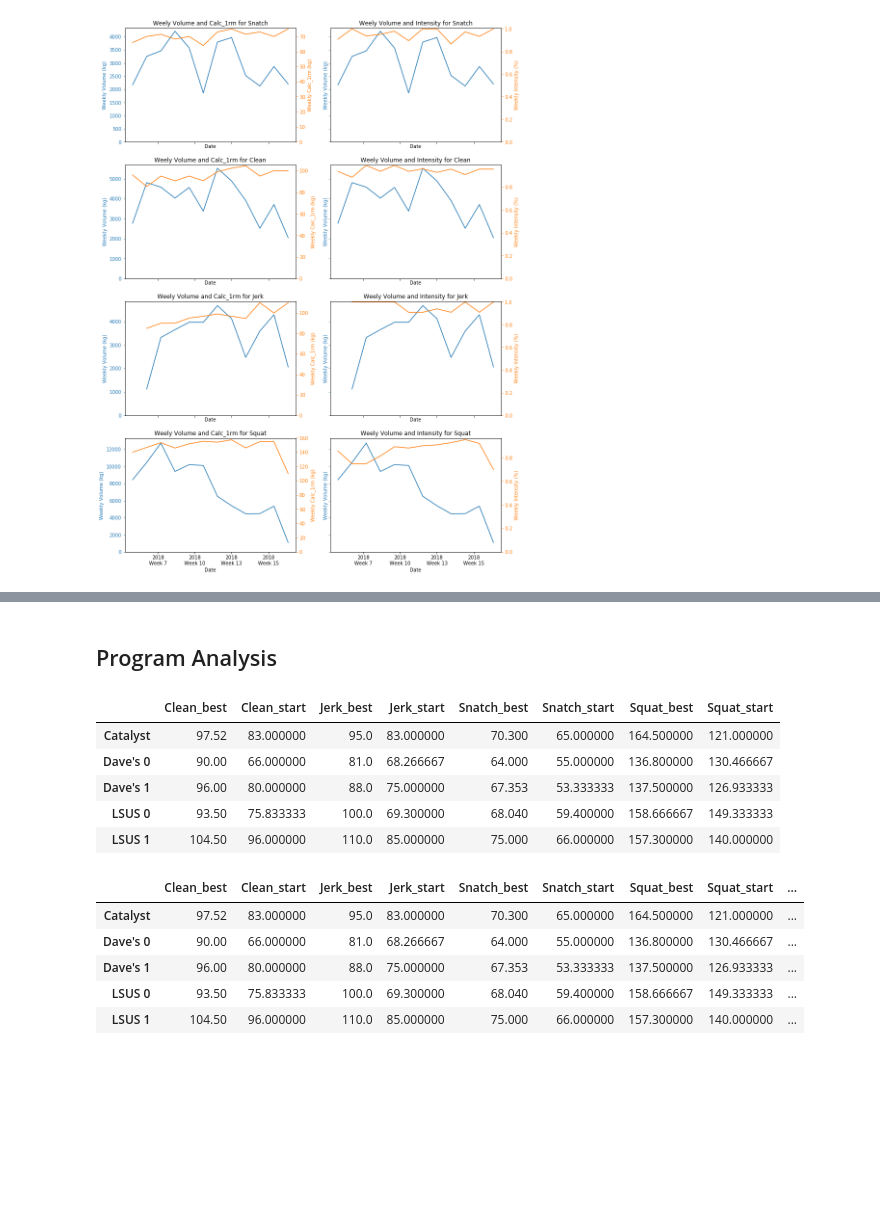
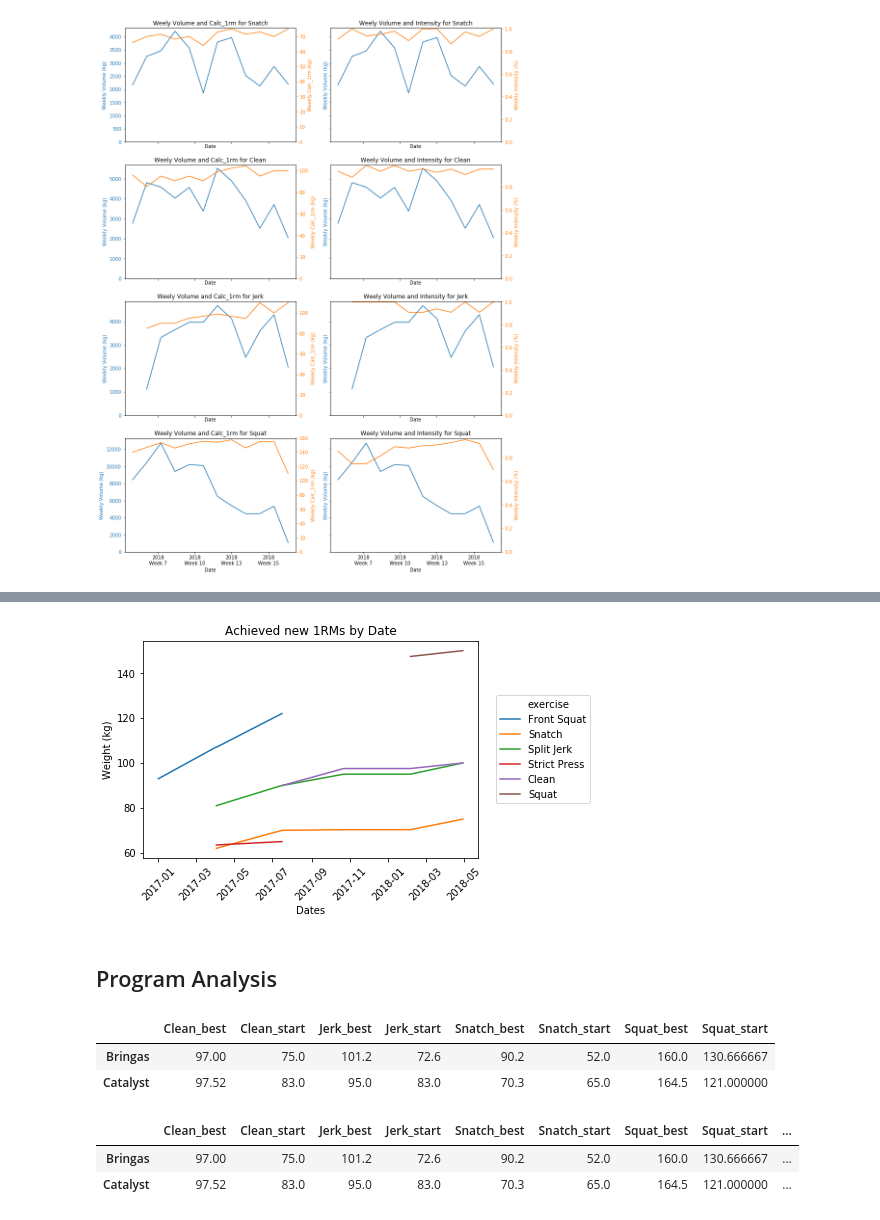
Before and after one commit to mmayers12/wl, a Jupyter notebook: Workout-Analysis.ipynb, the cells around one changed output, grey strips where cells are left out. Drawn from its saved outputs; the diff is of its cells as text; code cells hidden in the pictures; blank space fills up the shorter version.

```diff
--- a/Workout-Analysis.ipynb
+++ b/Workout-Analysis.ipynb
@@ -206,0 +318,7 @@ for exercise in exercises:
+# %%
+for exercise in exercises:
+    maxes = wl.get_weekly_1rm(exercise)
+    start = maxes.iloc[0, 1]
+    top = maxes['calc_1rm'].max()
+
+    progress[cycle].update({exercise+'_start': start, exercise+'_best': top})
@@ -206,0 +331,9 @@ for exercise in exercises:
+# %%
+# Current LSU Programming
+start_date = '2018-09-10'
+end_date = '2018-11-11'
+cycle = 'LSUS-High-Freq 1'
+
+cycle_dates[cycle] = {'start': wl._format_date(start_date), 'end': wl._format_date(end_date)}
+
+wl.set_date_range(start_date, end_date, inplace=True)
@@ -206,0 +348,12 @@ for exercise in exercises:
+# %%
+fig, ax = plt.subplots(4, 2, sharey='row', sharex=True)
+fig.set_size_inches(14, 20)
+
+for i, exercise in enumerate(exercises):
+    intensity = wl.get_weekly_intensity(exercise).set_index(['date', 'exercise'])['intensity']
+    volume = wl.get_weekly_volume(exercise).set_index(['date', 'exercise'])['volume']
+    calc_1rm = wl.get_weekly_1rm(exercise).set_index(['date', 'exercise'])['calc_1rm']
+
+
+    pt.dual_axis_plot(volume, calc_1rm, wl.get_weight(), wl.get_weight(), ax[i][0])
+    pt.dual_axis_plot(volume, intensity, wl.get_weight(), '%', ax[i][1])
@@ -206,0 +362,7 @@ for exercise in exercises:
+# %%
+for exercise in exercises:
+    maxes = wl.get_weekly_1rm(exercise)
+    start = maxes.iloc[0, 1]
+    top = maxes['calc_1rm'].max()
+
+    progress[cycle].update({exercise+'_start': start, exercise+'_best': top})
@@ -207,26 +469,29 @@ for exercise in exercises:
+# %%
+sns.lineplot(x='date', y='value', hue='exercise', data=melt_prs)
+plt.title('Achieved new 1RMs by Date')
+plt.xlabel('Dates')
+plt.xticks(rotation=45)
+plt.ylabel('Weight (kg)')
+plt.legend(title='', loc='right', bbox_to_anchor=(1.35, .5));
+# %% [output]
+[figure, added]
 # %% [markdown]
 ## Program Analysis
 # %%
 progress = pd.DataFrame(progress).T
 # %%
-progress.head()
+progress.head(2)
 # %% [output]
 |  | Clean_best | Clean_start | Jerk_best | Jerk_start | Snatch_best | Snatch_start | Squat_best | Squat_start |
-| Catalyst | 97.52 | 83.000000 | 95.0 | 83.000000 | 70.300 | 65.000000 | 164.500000 | 121.000000 |
-| Dave's 0 | 90.00 | 66.000000 | 81.0 | 68.266667 | 64.000 | 55.000000 | 136.800000 | 130.466667 |
-| Dave's 1 | 96.00 | 80.000000 | 88.0 | 75.000000 | 67.353 | 53.333333 | 137.500000 | 126.933333 |
-| LSUS 0 | 93.50 | 75.833333 | 100.0 | 69.300000 | 68.040 | 59.400000 | 158.666667 | 149.333333 |
-| LSUS 1 | 104.50 | 96.000000 | 110.0 | 85.000000 | 75.000 | 66.000000 | 157.300000 | 140.000000 |
+| Bringas | 97.00 | 75.0 | 101.2 | 72.6 | 90.2 | 52.0 | 160.0 | 130.666667 |
+| Catalyst | 97.52 | 83.0 | 95.0 | 83.0 | 70.3 | 65.0 | 164.5 | 121.000000 |
 # %%
 for ex in exercises:
     progress[ex+'_change'] = progress[ex+'_best'] - progress[ex+'_start']
     progress[ex+'_per_inc'] = (progress[ex+'_best'] / progress[ex+'_start']) - 1
 # %%
-progress
+progress.head(2)
 # %% [output]
 |  | Clean_best | Clean_start | Jerk_best | Jerk_start | Snatch_best | Snatch_start | Squat_best | Squat_start | ... |
-| Catalyst | 97.52 | 83.000000 | 95.0 | 83.000000 | 70.300 | 65.000000 | 164.500000 | 121.000000 | ... |
-| Dave's 0 | 90.00 | 66.000000 | 81.0 | 68.266667 | 64.000 | 55.000000 | 136.800000 | 130.466667 | ... |
-| Dave's 1 | 96.00 | 80.000000 | 88.0 | 75.000000 | 67.353 | 53.333333 | 137.500000 | 126.933333 | ... |
-| LSUS 0 | 93.50 | 75.833333 | 100.0 | 69.300000 | 68.040 | 59.400000 | 158.666667 | 149.333333 | ... |
-| LSUS 1 | 104.50 | 96.000000 | 110.0 | 85.000000 | 75.000 | 66.000000 | 157.300000 | 140.000000 | ... |
+| Bringas | 97.00 | 75.0 | 101.2 | 72.6 | 90.2 | 52.0 | 160.0 | 130.666667 | ... |
+| Catalyst | 97.52 | 83.0 | 95.0 | 83.0 | 70.3 | 65.0 | 164.5 | 121.000000 | ... |
```
Also changed, not shown: parts of 45 cells of this notebook, 1 other file.
